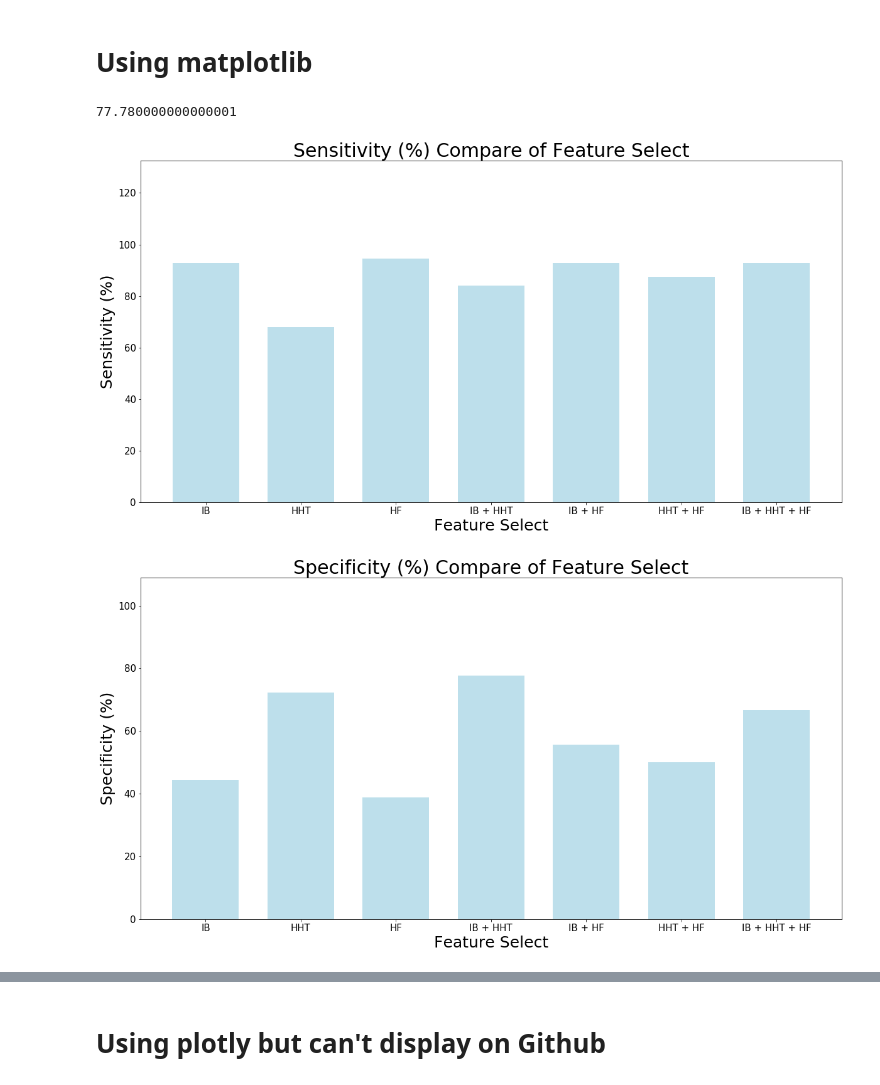
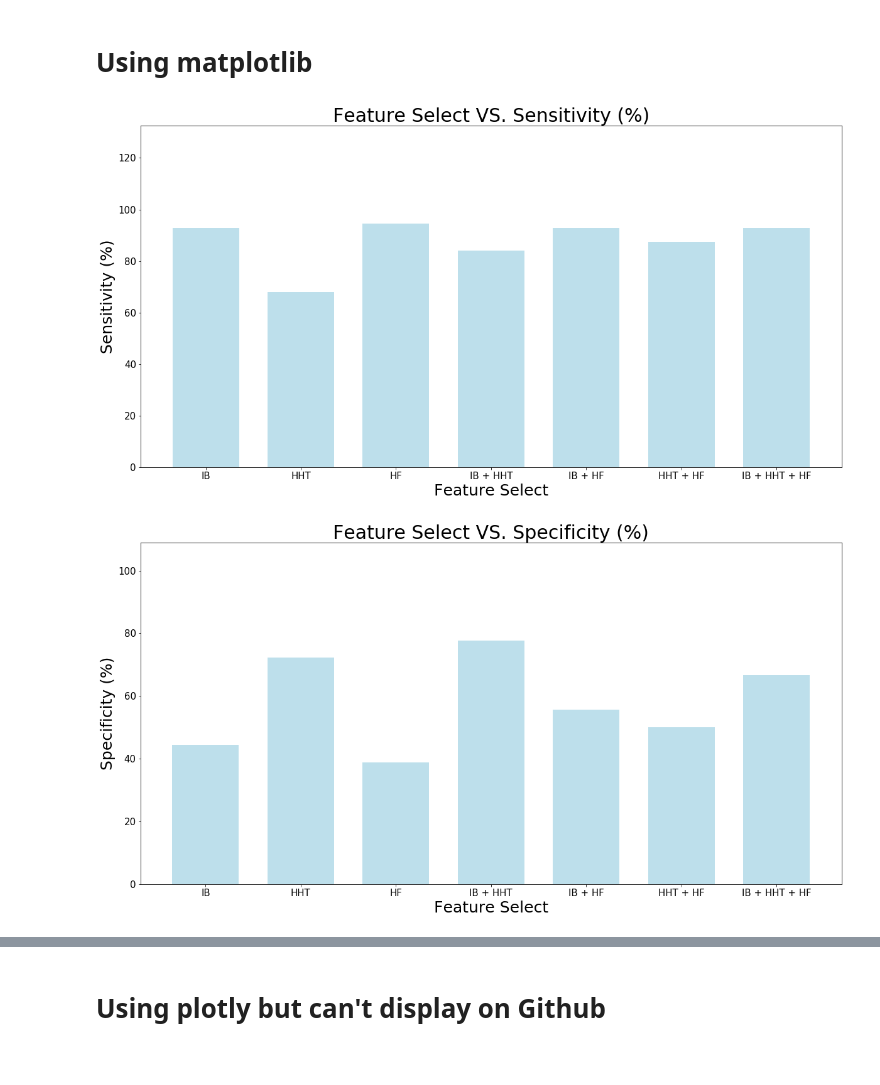
Before and after one commit to Lance0218/Fatty-liver-classifier, a Jupyter notebook: SVC/LOO for Pathology_NPathology/Bar plot.ipynb, the cells around one changed output, grey strips where cells are left out. Cells and saved outputs as stored; diff of their text form; code cells hidden in the pictures.

Commit message:
Save Figure

```diff
--- a/SVC/LOO for Pathology_NPathology/Bar plot.ipynb
+++ b/SVC/LOO for Pathology_NPathology/Bar plot.ipynb
@@ -1,43 +1,39 @@
 # %% [markdown]
 # Using matplotlib
-# %%
-max(df[Parameters[1]])
-# %% [output]
-77.780000000000001
 # %%
 import numpy as np
 import pandas as pd
 import matplotlib.pyplot as plt
 
 # create dataframes
 df = pd.DataFrame({'features' : ['IB', 'HHT', 'HF', 'IB + HHT', 'IB + HF', 'HHT + HF', 'IB + HHT + HF'],
                    'Sensitivity (%)' : [92.86, 67.86, 94.64, 83.93, 92.86, 87.50, 92.86],
                    'Specificity (%)' : [44.44, 72.22, 38.89, 77.78, 55.56, 50.00, 66.67],
                    'LR+' : [1.67, 2.44, 1.55, 3.78, 2.09, 1.75, 2.79],
                    'LR-' : [0.16, 0.45, 0.14, 0.21, 0.13, 0.25, 0.11],
                    'PPV (%)' : [83.87, 88.37, 82.81, 92.16, 86.67, 84.48, 89.66],
                    'NPV (%)' : [66.67, 41.94, 70.00, 60.87, 71.43, 56.25, 75.00],
                    'Accuracy (%)' : [81.08, 68.92, 81.08, 82.43, 83.78, 78.38, 86.49],
                    'AUROC' : [0.8651, 0.8006, 0.7927, 0.8839, 0.8819, 0.8442, 0.8929],})
 
 # def Bar plot & save
 def bar_plot(i):
     plt.figure(figsize = (20, 10))
     plt.bar(x, df[Parameters[i]], width = 0.7,color = 'lightblue', alpha = 0.8)
-    plt.title('{0} Compare of Feature Select'.format(Parameters[i]), size=30)
+    plt.title('Feature Select VS. {0}'.format(Parameters[i]), size=30)
     plt.xlabel('Feature Select', size = 25)
     plt.ylabel('{0}'.format(Parameters[i]), size = 25)
     plt.xticks(x, df['features'], size = 15)
     plt.yticks(size = 15)
     plt.ylim(0, 1.4*max(df[Parameters[i]]))
-    plt.savefig('Result Visualization\{0} Compare of Feature Select.png'.format(Parameters[i]))
+    plt.savefig('Result Visualization\Feature Select VS. {0}.png'.format(Parameters[i]))
     plt.show()
 
 # plot & save
 x = np.arange(7)
 Parameters = ['Sensitivity (%)', 'Specificity (%)', 'LR+', 'LR-', 'PPV (%)', 'NPV (%)', 'Accuracy (%)', 'AUROC']
 for i in range(8):
     bar_plot(i)
 # %% [output]
-[figure, old version]
+[figure, new version]
-[figure, old version]
+[figure, new version]
```
Also changed, not shown: parts of 2 cells of this notebook, 1 other file.
